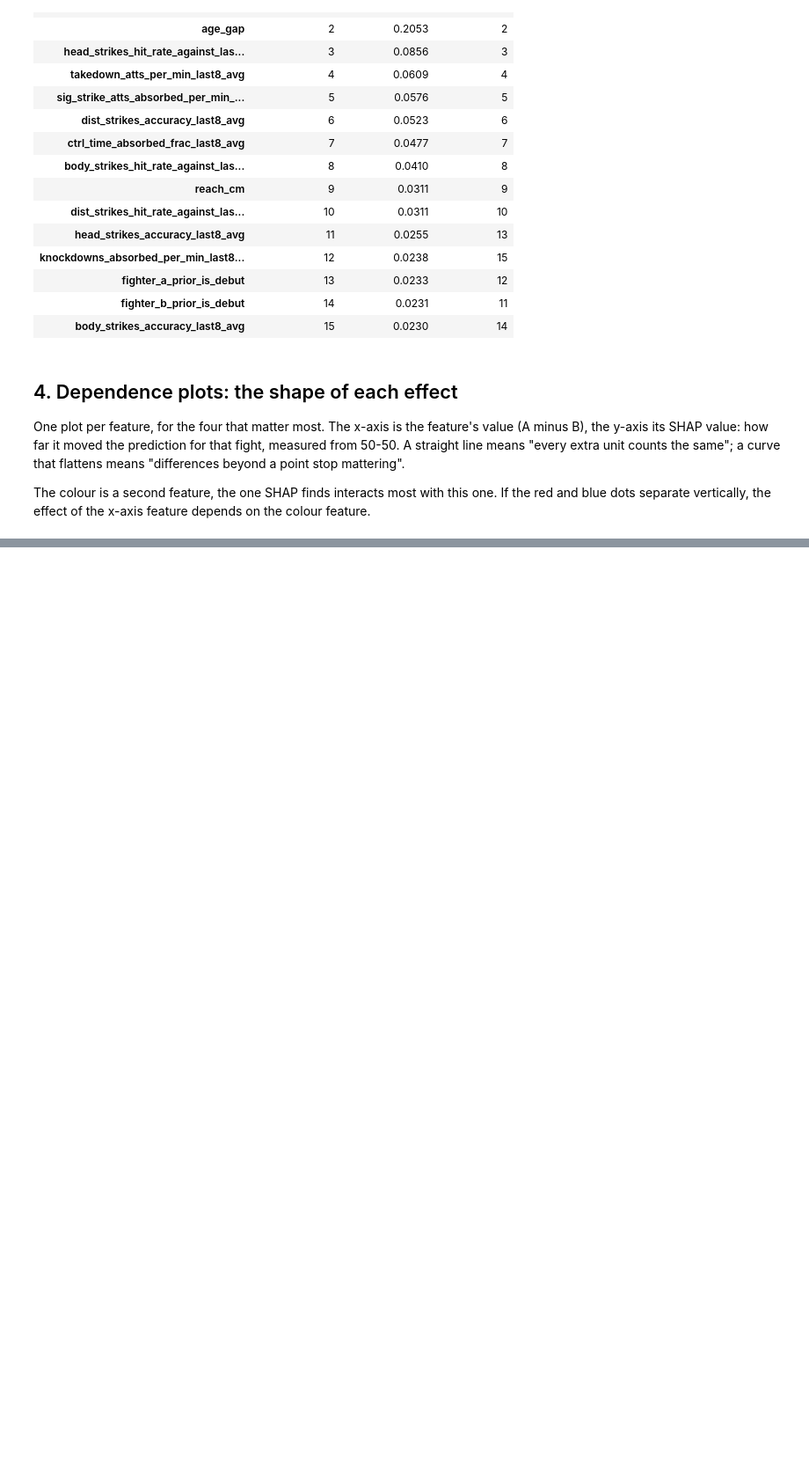
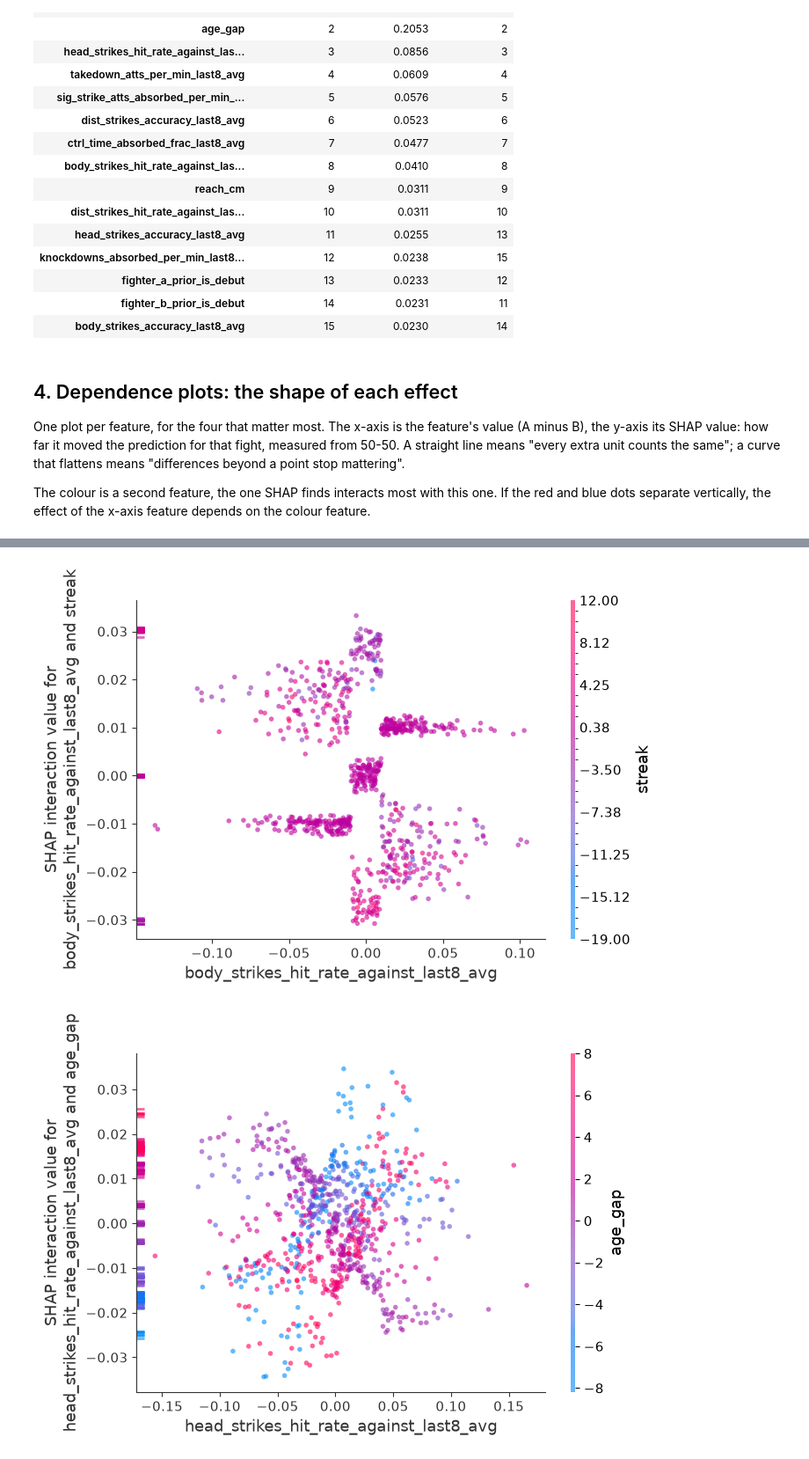
Before and after one commit to matteoberagnoli/ufc_fight_predictor, a Jupyter notebook: 06_interpretability.ipynb, the cells around one changed output, grey strips where cells are left out. Shown at 88% size. Saved outputs shown, nothing was run; the diff lists cells and outputs as text; code cells hidden in the pictures; blank space fills up the shorter version.

```diff
--- a/06_interpretability.ipynb
+++ b/06_interpretability.ipynb
@@ -188,0 +308,35 @@ for feature in v.index[:4]:
+# %%
+context = {short(c) for c in SYMMETRIC_FEATURES}
+
+def pair_table(values, X):
+    """One row per pair: average size, how often it is worth 1 point or more, and its pattern."""
+    score = values.sum(axis=(1, 2))
+    x = X.to_numpy(dtype=float)
+    # +1: having more of this input than your opponent favours you; -1: it favours your opponent
+    favours = np.sign([np.nansum(x[:, k] * values[:, k, k]) for k in range(n)])
+    rows = []
+    for i in range(n):
+        for j in range(i + 1, n):
+            effect = 2 * values[:, i, j]                          # both halves of the pair
+            points = np.abs(expit(score) - expit(score - effect)) * 100
+            a = np.sign(x[:, i]) * favours[i]                     # +1: input i favours fighter A here
+            b = np.sign(x[:, j]) * favours[j]
+            agree = (a == b) & (a != 0)
+            if names[i] in context or names[j] in context:
+                pattern = "context"
+            elif agree.sum() < 30:                                # e.g. the two debut flags never agree
+                pattern = "never agree"
+            else:
+                pattern = "overlap" if (effect * a)[agree].mean() < 0 else "reinforcing"
+            rows.append({"pair": f"{names[i]} x {names[j]}", "mean_abs": np.abs(effect).mean(),
+                         "mean_points": points.mean(), "fights_1pt": (points >= 1).mean(), "pattern": pattern})
+    return pd.DataFrame(rows).set_index("pair").sort_values("mean_abs", ascending=False)
+
+pairs_val, pairs_trn = pair_table(inter_val, X_val), pair_table(inter_trn, X_train)
+top_pairs = pairs_val.head(15).copy()
+top_pairs["training_rank"] = [pairs_trn.index.get_loc(p) + 1 for p in top_pairs.index]
+top_pairs["training_pattern"] = pairs_trn.loc[top_pairs.index, "pattern"].to_numpy()
+top_pairs["consistent"] = ((top_pairs["training_rank"] <= 20)
+                           & (top_pairs["pattern"] == top_pairs["training_pattern"]))
+print(f"{len(pairs_val)} pairs; worth 0.005 log-odds or more on average: {(pairs_val['mean_abs'] >= 0.005).sum()}")
+top_pairs.round(4)
@@ -188,0 +369,11 @@ for feature in v.index[:4]:
+# %%
+X_val_short = X_val.rename(columns=short)
+reinforcing = top_pairs.index[top_pairs["pattern"] == "reinforcing"][:3]
+for pair in reinforcing:
+    first, second = pair.split(" x ")
+    shap.dependence_plot((first, second), inter_val, X_val_short, alpha=0.6, dot_size=10)
+if len(reinforcing) == 0:
+    print("no reinforcing pair among the top 15")
+# %% [output]
+[figure, added]
+[figure, added]
```
Also changed, not shown: parts of 17 cells of this notebook, 2 other files.
